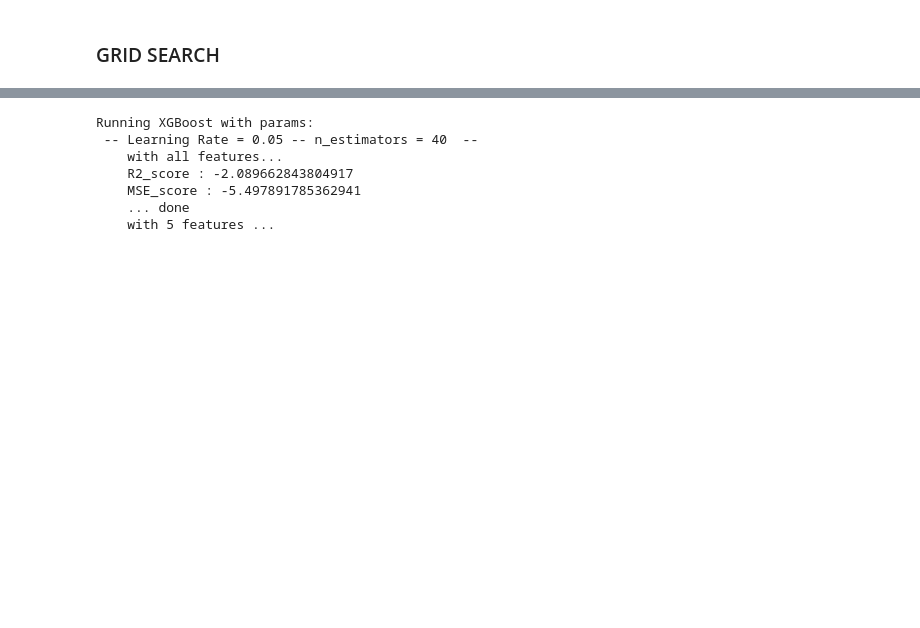
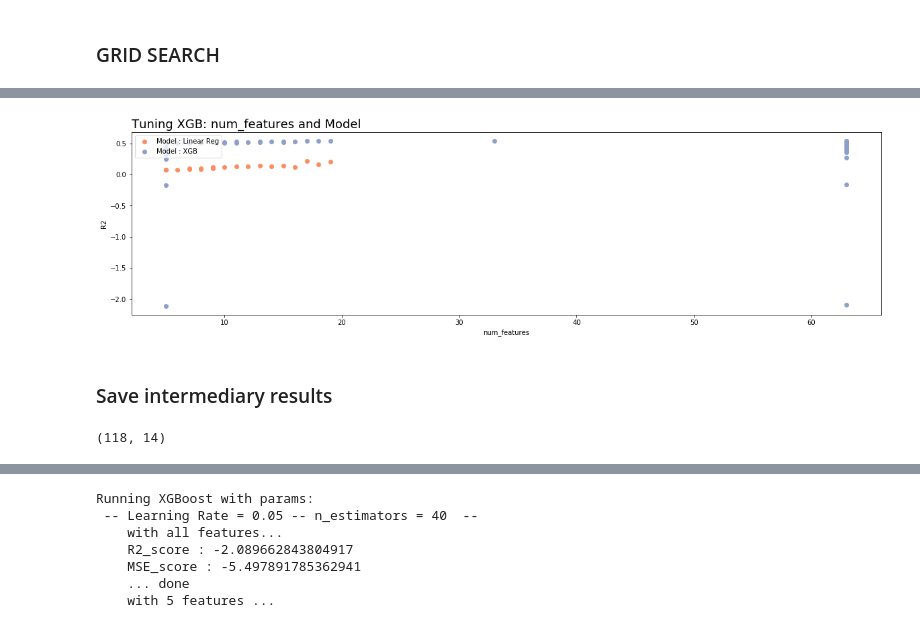
Before and after one commit to jandrewjohnson/ipbes_invest_crop_yield, a Jupyter notebook: v4 Regression Crop Modeling.ipynb, the cells around one changed output, grey strips where cells are left out. Drawn from its saved outputs; the diff is of its cells as text; code cells hidden in the pictures; blank space fills up the shorter version.

```diff
--- a/v4 Regression Crop Modeling.ipynb
+++ b/v4 Regression Crop Modeling.ipynb
@@ -1070,0 +1253,10 @@ best_parameters = {'colsample_bytree': 0.75, 'learning_rate': 0.03, 'max_depth':
+# %%
+results_linear_1 = pd.read_csv('../ipbes_invest_crop_yield_project/intermediate/create_results_table/results_linear_1.csv')
+results_xgb_0 = ('../ipbes_invest_crop_yield_project/intermediate/create_results_table/Results_xgbAug8.csv)
+results_xgb_1 = ('../ipbes_invest_crop_yield_project/intermediate/create_results_table/Results_xgbAug9.csv)
+
+results_all = pd.concat([results_linear_1,results_xgb_1])
+
+plot_R2_2params('num_features','Model',results_all, scatter=True)
+# %% [output]
+[figure, added]
@@ -1070,0 +1297,13 @@ best_parameters = {'colsample_bytree': 0.75, 'learning_rate': 0.03, 'max_depth':
+# %% [markdown]
+### Save intermediary results
+# %%
+results_aug8 = pd.concat([results_aug8, xgb_tuning3])
+results_aug8 = results_aug8.drop_duplicates(subset=['R2','model','num_features'])
+
+results_aug8.to_csv('../ipbes_invest_crop_yield_project/intermediate/create_results_table/results_aug8.csv')
+
+results_aug8.shape
+
+results_aug8.sort_values('R2',ascending=False) ## Faux: line 98 =5 features from RFE, line 97 = 6
+# %% [output]
+(118, 14)
```
Also changed, not shown: parts of 45 cells of this notebook, 2 other files.
